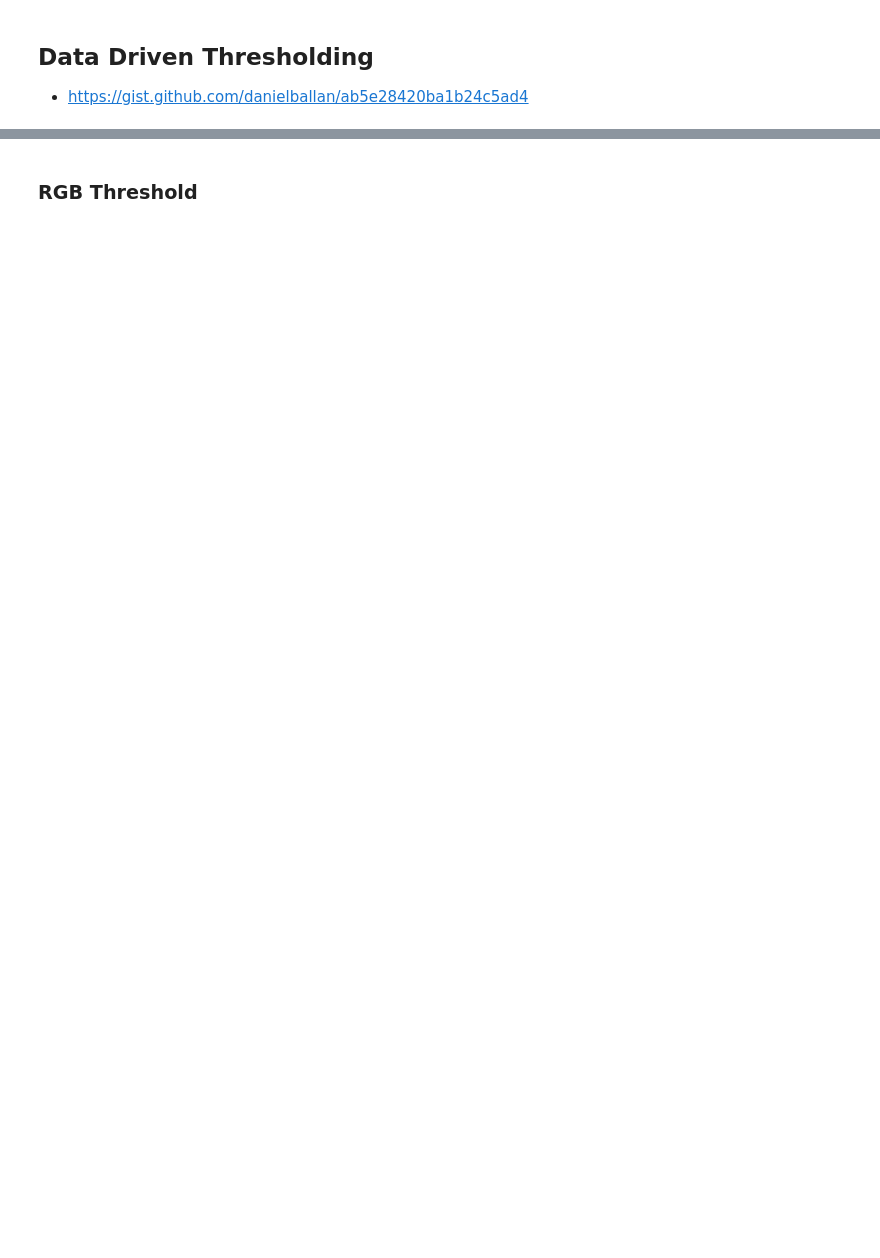
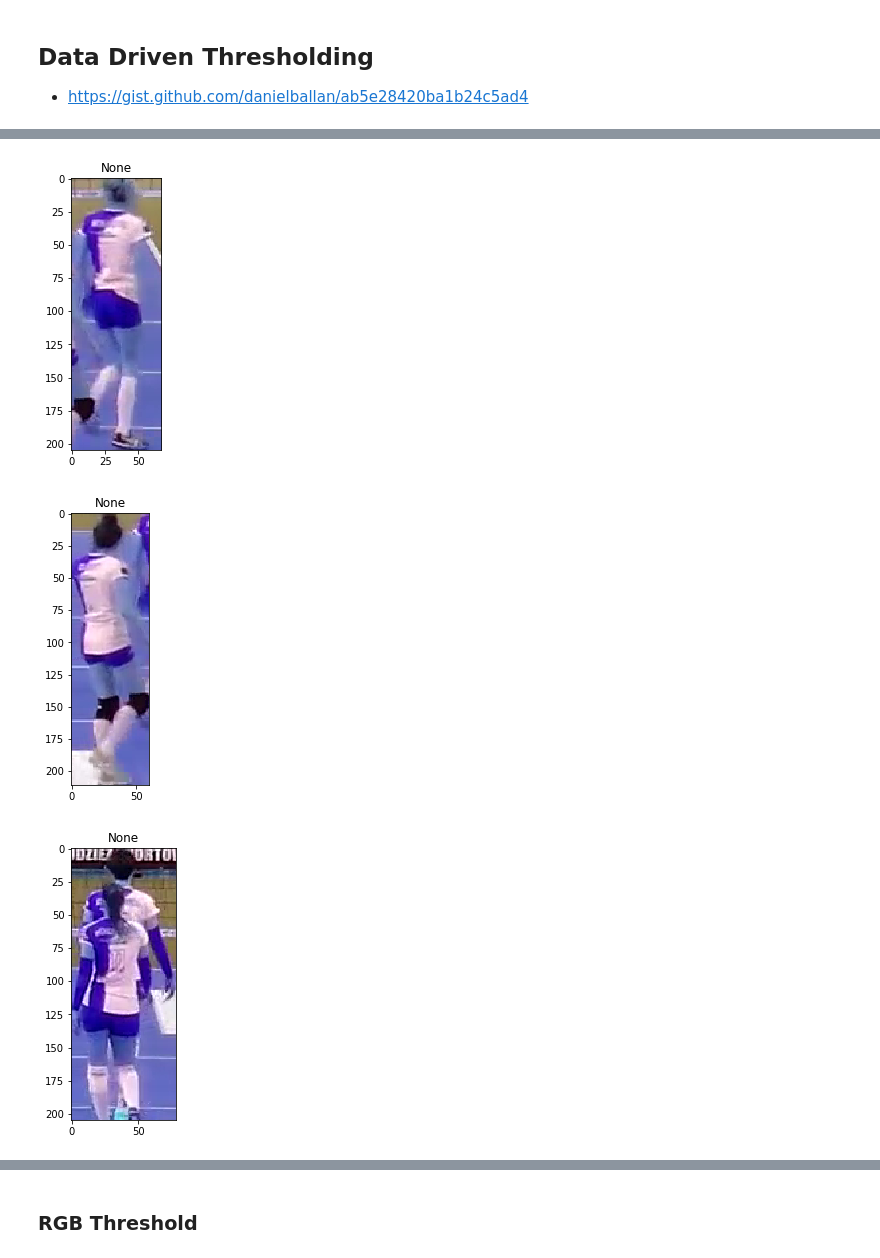
Before and after one commit to bfortuner/computer-vision, a Jupyter notebook: theory/Segmentation.ipynb, the cells around one changed output, grey strips where cells are left out. Saved outputs shown, nothing was run; the diff lists cells and outputs as text; code cells hidden in the pictures; blank space fills up the shorter version.

```diff
--- a/theory/Segmentation.ipynb
+++ b/theory/Segmentation.ipynb
@@ -20,10 +20,11 @@ json_fpath = os.path.join(DATA_DIR, 'volleyball_frame_00665.json')
 img_fpath = os.path.join(DATA_DIR, 'volleyball_frame_00665.png')
 IMG_DIR = os.path.join(DATA_DIR, 'volleyball', 'images_subset')
 metadata_fpath = os.path.join(DATA_DIR, 'volleyball_bbox_labels.csv')
+FIGSIZE = (6,8)
 # %% [markdown]
 ## Helpers
 # %%
-def plot_img(arr, fs=(10,10), cmap='gray', title=None):
+def plot_img(arr, fs=FIGSIZE, cmap='gray', title=None):
     plt.figure(figsize=fs)
     plt.imshow(arr, cmap=cmap)
     plt.title(title)
@@ -48,8 +49,10 @@ def threshold_color(img, color, thresh, sigma=1.0):
     if isinstance(thresh, int):
         thresh = [thresh]*3
     thresh = np.array(thresh) * sigma
-    min_color = np.array([color[0]-thresh[0], color[1]-thresh[1], color[2]-thresh[2]])
-    max_color = np.array([color[0]+thresh[0], color[1]+thresh[1], color[2]+thresh[2]])
+    min_color = np.array([color[0]-thresh[0], color[1]-thresh[1],
+                          color[2]-thresh[2]])
+    max_color = np.array([color[0]+thresh[0], color[1]+thresh[1],
+                          color[2]+thresh[2]])
     min_color[min_color < 0] = 0
     max_color[max_color > 255] = 255
     print("Min", min_color)
@@ -74,7 +77,6 @@ def get_color_of_pixel(fpath, x, y, colorspace='BGR'):
     img = np.copy(rgb_img)
     img[y-5:y+5:,x-5:x+5,:] = 255
     img[y,x,:] = 0
-    plot_img(img, fs=(18,18))
 
     if colorspace == 'BGR':
         return bgr_colors.tolist()
@@ -116,7 +118,7 @@ def plot_bgr_hist(bgr_img, bins=256, mask=None):
 
 def plot_bbs_from_rectLabel_annos(json_fpath, img_fpath):
     bb_json = json.load(open(json_fpath, 'r'))
-    fig = plt.figure(figsize=(18,18))
+    fig = plt.figure(figsize=FIGSIZE)
     axes = plt.axes([0, 0.03, 1, 0.97])
 
     img = plt.imread(img_fpath)
@@ -218,4 +268,8 @@ bgr_img = load_cv2_img(img_fpath)
 crops = get_img_crops_from_rectLabel_bbs(bgr_img, json_fpath)
 # %%
 for crop in crops['red_team']:
-    plot_img(crop)
+    plot_img(crop, fs=(5,5))
+# %% [output]
+[figure, added]
+[figure, added]
+[figure, added]
```
Also changed, not shown: parts of 30 cells of this notebook.
